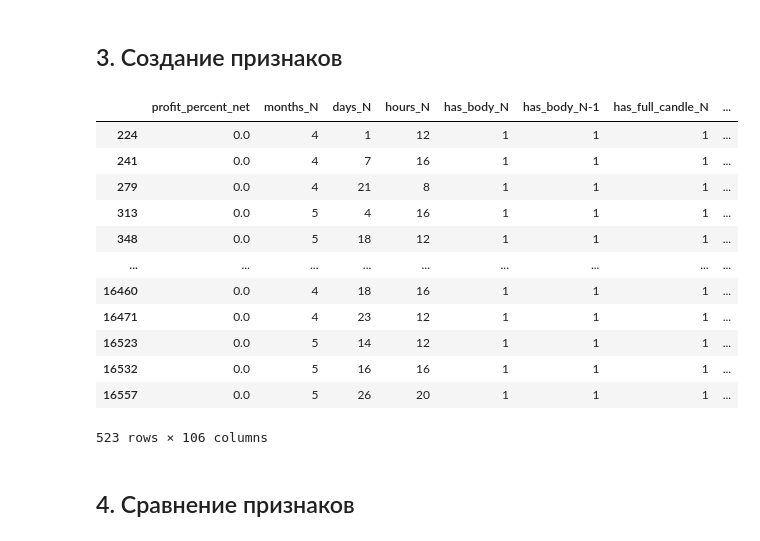
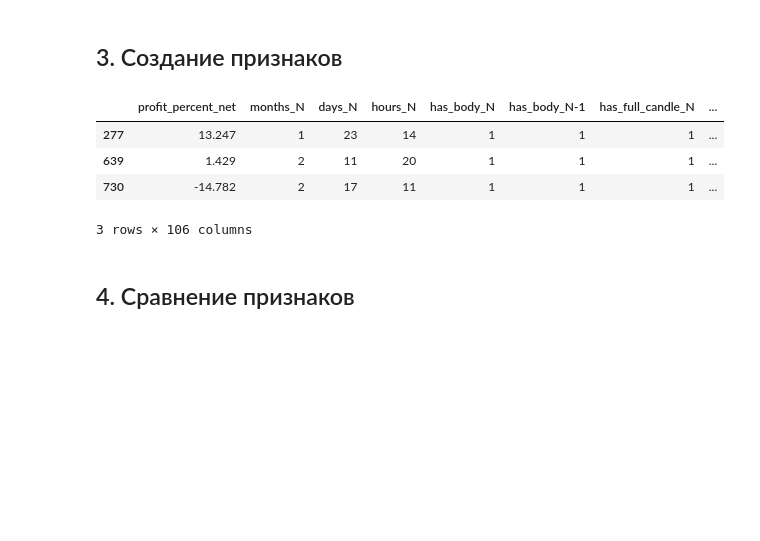
Before and after one commit to AlexKosuhin/AlgoTrading, a Jupyter notebook: Проект/Паттерн Бычье Поглощение.ipynb, the cells around one changed output. Saved outputs shown, nothing was run; the diff lists cells and outputs as text; code cells hidden in the pictures; blank space fills up the shorter version.

```diff
--- a/Проект/Паттерн Бычье Поглощение.ipynb
+++ b/Проект/Паттерн Бычье Поглощение.ipynb
@@ -15,7 +15,7 @@ from statsmodels.tsa.stattools import adfuller
 from scipy import stats
 warnings.filterwarnings('ignore')
 # %%
-sber = pd.read_csv(r'C:\Users\user\Desktop\AlgoTrading\data\LKOH.txt')
+sber = pd.read_csv(r'C:\Users\user\Desktop\AlgoTrading\data\SBRF.txt')
 # %%
 # Преобразуем "сырой" датафрейм
 def good_dataframe(data, timeframe):
@@ -626,12 +621,7 @@ def backtest_strategies_multi_tf():
     """
     l = []
     # Перебираем все тф
-    for a in [r'C:\Users\user\Desktop\AlgoTrading\data\BR.txt', r'C:\Users\user\Desktop\AlgoTrading\data\CNY.txt',
-              r'C:\Users\user\Desktop\AlgoTrading\data\Eu.txt', r'C:\Users\user\Desktop\AlgoTrading\data\GOLD.txt',
-              r'C:\Users\user\Desktop\AlgoTrading\data\LKOH.txt', r'C:\Users\user\Desktop\AlgoTrading\data\MGNT.txt',
-              r'C:\Users\user\Desktop\AlgoTrading\data\MIX.txt', r'C:\Users\user\Desktop\AlgoTrading\data\RTS.txt',
-              r'C:\Users\user\Desktop\AlgoTrading\data\SBRF.txt', r'C:\Users\user\Desktop\AlgoTrading\data\Si.txt',
-              r'C:\Users\user\Desktop\AlgoTrading\data\SILV.txt']:
+    for a in [r'C:\Users\user\Desktop\AlgoTrading\data\SBRF.txt']:
         data = pd.read_csv(a)
         for i in ['5 min', '15 min', '30 min', '1h', '2h', '4h', 'D']:
             data_tm = good_dataframe(data, i)
@@ -1139,5 +1116,7 @@ res.head(2)
 | 1 | SBRF | bullish_harami_pattern | 30 min | 25 | 1742 | 1.116 | 164.69 | ... |
 2 rows × 23 columns
+# %%
+sber = pd.read_csv(r'C:\Users\user\Desktop\AlgoTrading\data\SBRF.txt')
 # %%
 def preperation_to_modeling(data, period, func, N, profit):
     """_summary_
@@ -1171,7 +1150,7 @@ def preperation_to_modeling(data, period, func, N, profit):
     final_data['profit_percent_net'] = final_data['profit_percent_net'].shift(-1)
     return final_data
 
-df = preperation_to_modeling(sber, '4h', detection_bullish_engulfing_pattern, 9, res)
+df = preperation_to_modeling(sber, '30 min', detection_bullish_harami_pattern, 40, res)
 # %%
 df.head()
 # %% [output]
@@ -1499,21 +1478,13 @@ def add_features(data):
     return data
 # %%
 df = add_features(df)
-df
+df.head(3)
 # %% [output]
 |  | profit_percent_net | months_N | days_N | hours_N | has_body_N | has_body_N-1 | has_full_candle_N | ... |
-| 224 | 0.0 | 4 | 1 | 12 | 1 | 1 | 1 | ... |
-| 241 | 0.0 | 4 | 7 | 16 | 1 | 1 | 1 | ... |
-| 279 | 0.0 | 4 | 21 | 8 | 1 | 1 | 1 | ... |
-| 313 | 0.0 | 5 | 4 | 16 | 1 | 1 | 1 | ... |
-| 348 | 0.0 | 5 | 18 | 12 | 1 | 1 | 1 | ... |
-| ... | ... | ... | ... | ... | ... | ... | ... | ... |
-| 16460 | 0.0 | 4 | 18 | 16 | 1 | 1 | 1 | ... |
-| 16471 | 0.0 | 4 | 23 | 12 | 1 | 1 | 1 | ... |
-| 16523 | 0.0 | 5 | 14 | 12 | 1 | 1 | 1 | ... |
-| 16532 | 0.0 | 5 | 16 | 16 | 1 | 1 | 1 | ... |
-| 16557 | 0.0 | 5 | 26 | 20 | 1 | 1 | 1 | ... |
+| 277 | 13.247 | 1 | 23 | 14 | 1 | 1 | 1 | ... |
+| 639 | 1.429 | 2 | 11 | 20 | 1 | 1 | 1 | ... |
+| 730 | -14.782 | 2 | 17 | 11 | 1 | 1 | 1 | ... |
-523 rows × 106 columns
+3 rows × 106 columns
 # %% [markdown]
 ## 4. Сравнение признаков
 # %%
```
Also changed, not shown: parts of 20 cells of this notebook.
